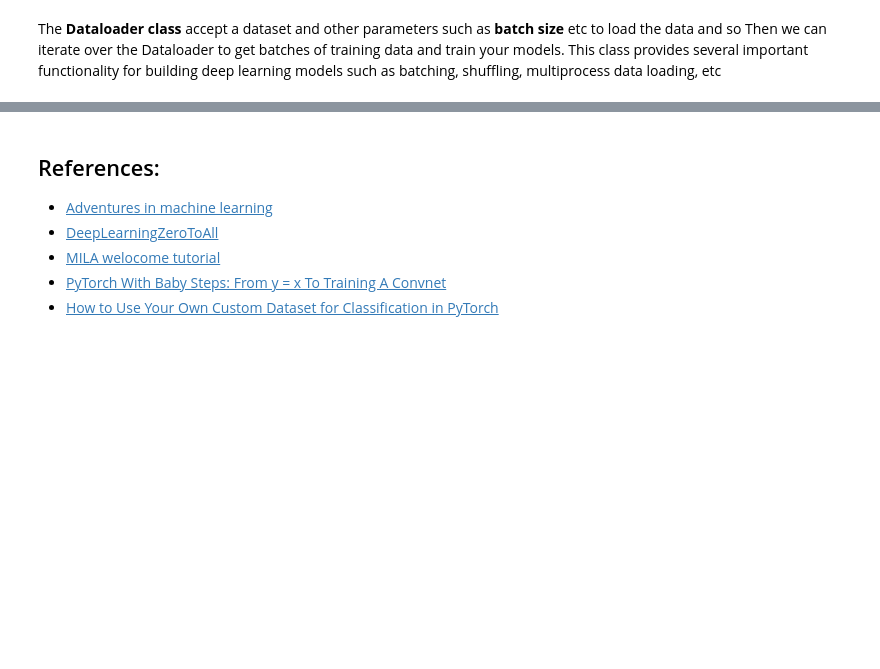
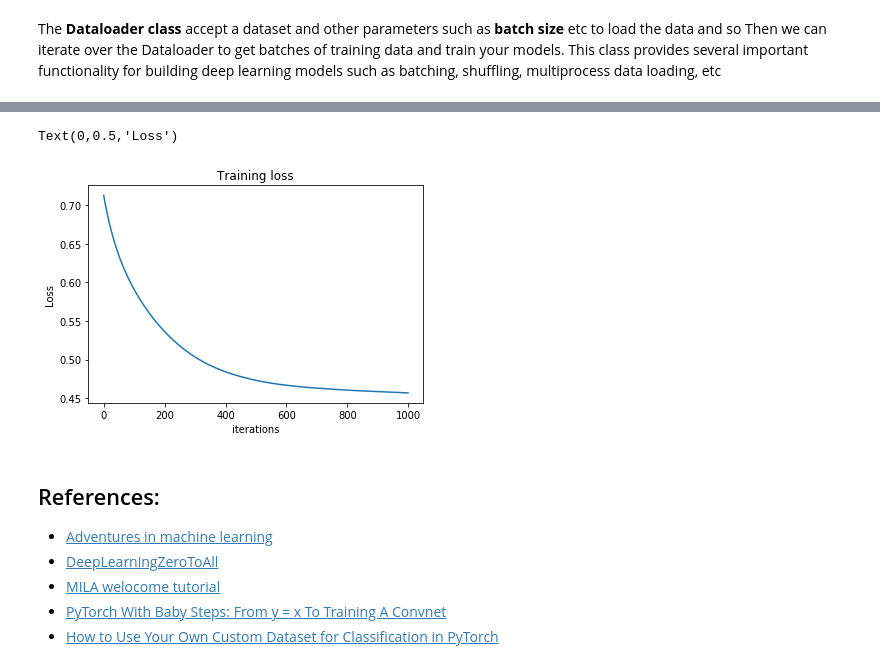
Before and after one commit to sambaiga/PytzMLS2018, a Jupyter notebook: Python for ML and DS/Python for Machine Learning and Data Science-6.ipynb, the cells around one changed output, grey strips where cells are left out. Cells and saved outputs as stored; diff of their text form; code cells hidden in the pictures; blank space fills up the shorter version.

```diff
--- a/Python for ML and DS/Python for Machine Learning and Data Science-6.ipynb
+++ b/Python for ML and DS/Python for Machine Learning and Data Science-6.ipynb
@@ -333,8 +467,8 @@ print(model)
 ### Training the network
 To train this model we need to setup an optimizer and a loss criterion:
 # %%
-criterion = torch.nn.MSELoss(size_average=False)
-optimizer = torch.optim.SGD(model.parameters(), lr=0.01)
+criterion = torch.nn.BCEWithLogitsLoss()
+optimizer = torch.optim.SGD(model.parameters(), lr=0.001)
 # %% [markdown]
 - In the first line, we create a stochastic gradient descent optimizer, and we specify the learning rate and supply the model parameters using **model.parameters()** method of the base **torch.nn.Module** class that we inherit.
 - Next, we set our loss criterion to be the **MSE** loss. For details on different loss function you may refer to [pytorch documentation](http://pytorch.org/docs/master/nn.html#loss-functions)
@@ -418,0 +595,35 @@ for i, (x_data, y_data) in enumerate(data_loader, 0):
+# %%
+def train(model, optimizer, loss_fn,  device, data_loader, num_epochs, print_every=2):
+
+    total_loss = []
+    model.to(device)
+    loss_fn.to(device)
+
+    model.train()
+    print("Start training")
+
+    for epoch in range(num_epochs):
+
+        training_loss = []
+
+        for i, (inputs, targets) in enumerate(data_loader):
+
+            inputs, targets = inputs.to(device), targets.to(device)
+
+            optimizer.zero_grad()
+            pred = model(inputs)
+
+            # Calculate Loss:
+            loss = loss_fn(pred, targets)
+            training_loss.append(loss.item())
+            loss.backward()
+            optimizer.step()
+
+        total_loss.append(np.mean(training_loss))
+        if epoch % print_every == 0:
+          print('Train Epoch: {} [{}/{} ({:.0f}%)]  Loss: {:.6f}'.format(
+                epoch+1, i * len(inputs), len(data_loader.dataset),
+                100. * i / len(data_loader), np.mean(training_loss)))
+    return total_loss
+# %%
+train_loss = train(model, optimizer, criterion, device, data_loader, 1000, 50)
@@ -419,3 +648,11 @@ for i, (x_data, y_data) in enumerate(data_loader, 0):
+# %%
+plt.plot(train_loss)
+plt.title("Training loss")
+plt.xlabel("iterations")
+plt.ylabel("Loss")
+# %% [output]
+Text(0,0.5,'Loss')
+[figure, added]
 # %% [markdown]
 ## References:
 
```
Also changed, not shown: parts of 60 cells of this notebook, 9 other files.
